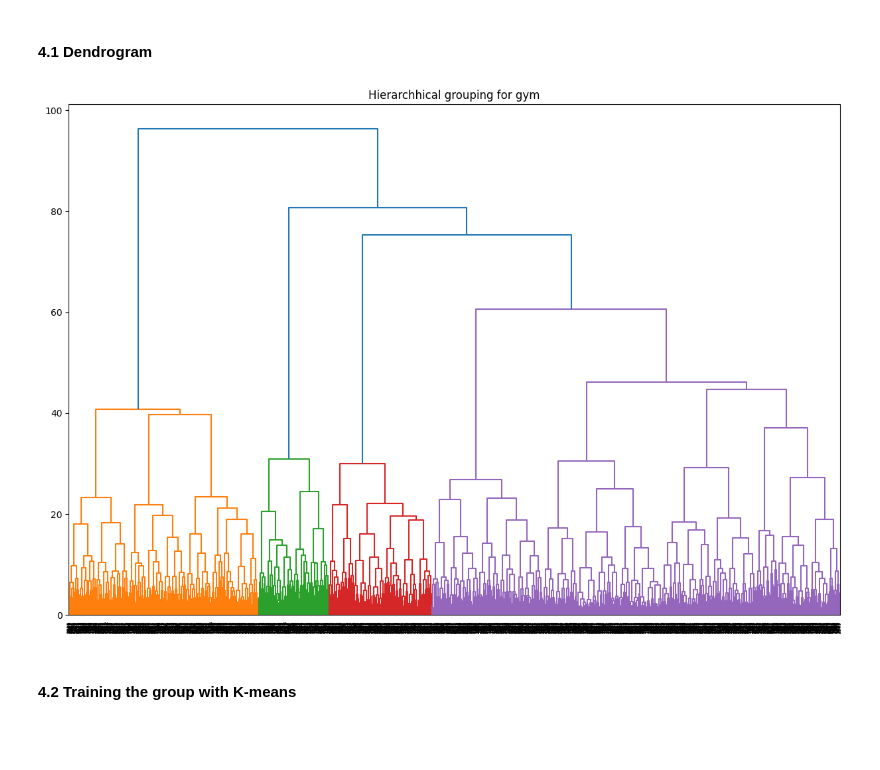
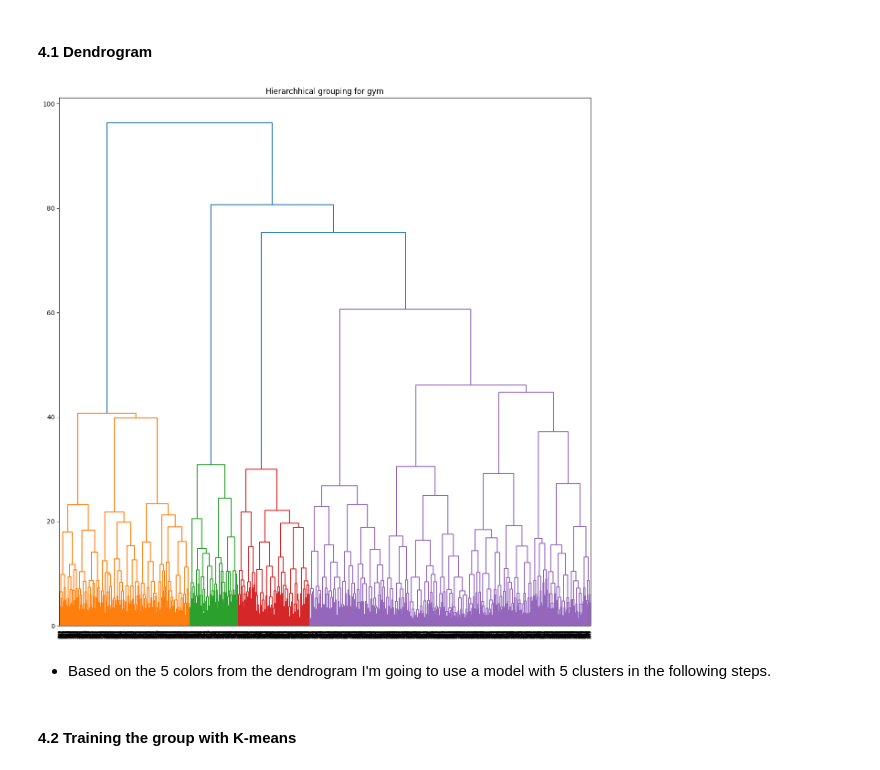
Before and after one commit to renanpan/Rotatividade_de_clientes_com_ML, a Jupyter notebook: sprint_12_project.ipynb, the cells around one changed output. Cells and saved outputs as stored; diff of their text form; code cells hidden in the pictures; blank space fills up the shorter version.

```diff
--- a/sprint_12_project.ipynb
+++ b/sprint_12_project.ipynb
@@ -255,12 +265,14 @@ linked = linkage(X_train_st, method='ward')
 # %%
 #ploting the dendrogram
 
-plt.figure(figsize=[15,10])
+plt.figure(figsize=[15,15])
 dendrogram(linked, orientation='top')
 plt.title('Hierarchhical grouping for gym')
 plt.show()
 # %% [output]
-[figure, old version]
+[figure, new version]
+# %% [markdown]
+- Based on the 5 colors from the dendrogram I'm going to use a model with 5 clusters in the following steps.
 # %% [markdown]
 #### 4.2 Training the group with K-means
 # %%
```
Also changed, not shown: parts of 9 cells of this notebook, 1 other file.
